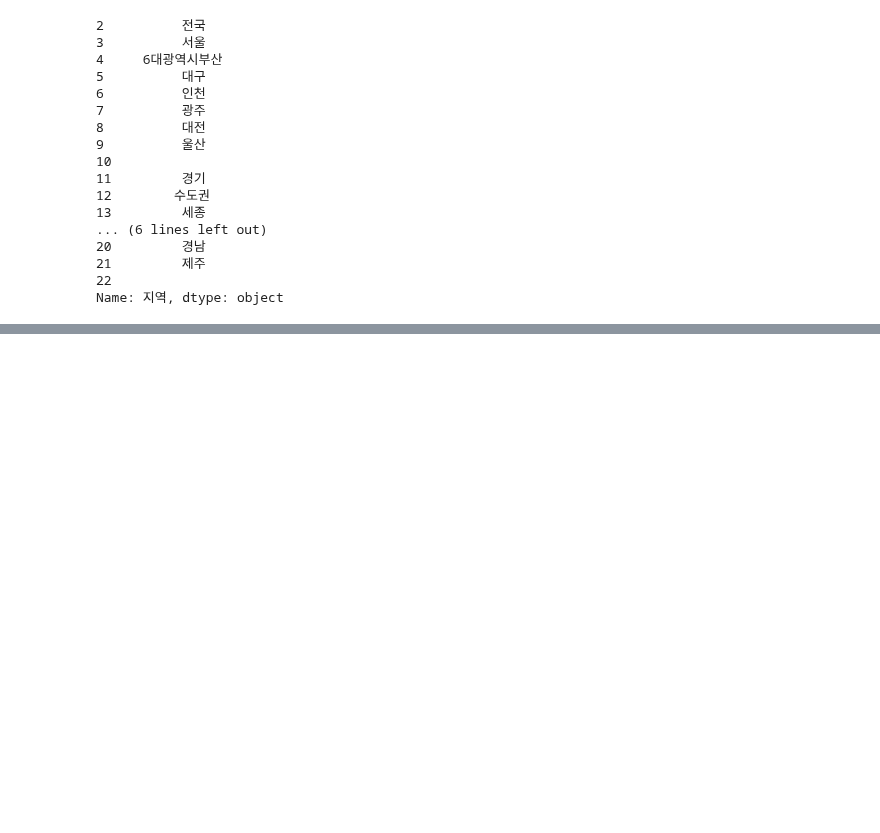
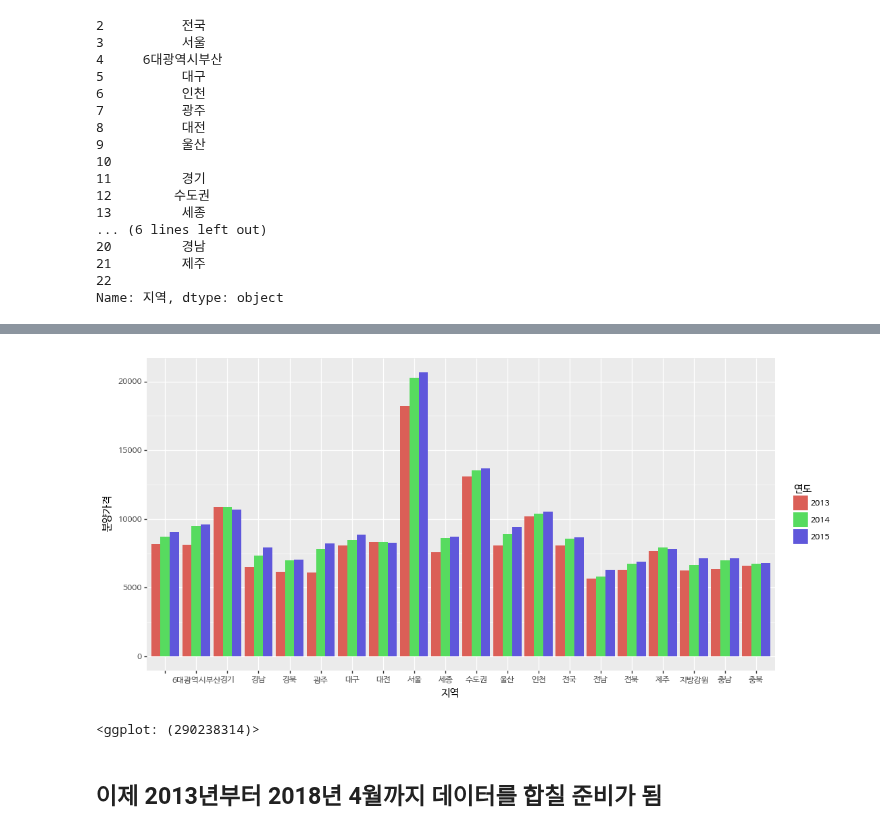
Before and after one commit to corazzon/OpenDataWrangling, a Jupyter notebook: apt_presale_price.ipynb, the cells around one changed output, grey strips where cells are left out. Saved outputs shown, nothing was run; the diff lists cells and outputs as text; code cells hidden in the pictures; blank space fills up the shorter version.

```diff
--- a/apt_presale_price.ipynb
+++ b/apt_presale_price.ipynb
@@ -450,0 +539,11 @@ df
+# %%
+(ggplot(df_2013_2015, aes(x='지역', y='분양가격', fill='연도'))
+ + geom_bar(stat='identity', position='dodge')
+ + theme(text=element_text(family='NanumBarunGothic'),
+         figure_size=(12, 6))
+)
+# %% [output]
+[figure, added]
+<ggplot: (290238314)>
+# %% [markdown]
+## 이제 2013년부터 2018년 4월까지 데이터를 합칠 준비가 됨
```
Also changed, not shown: parts of 40 cells of this notebook.
